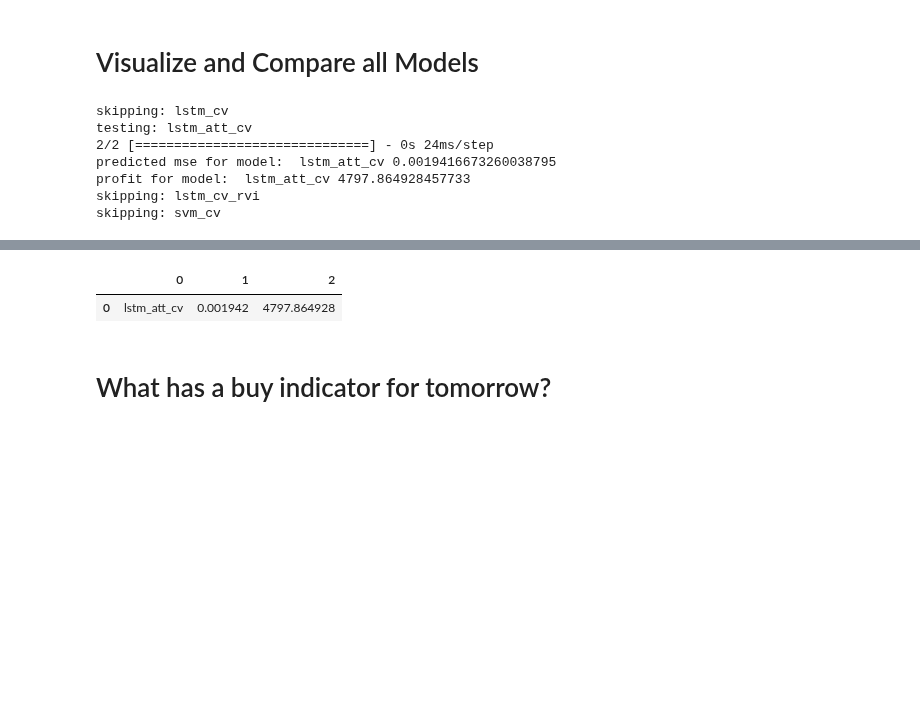
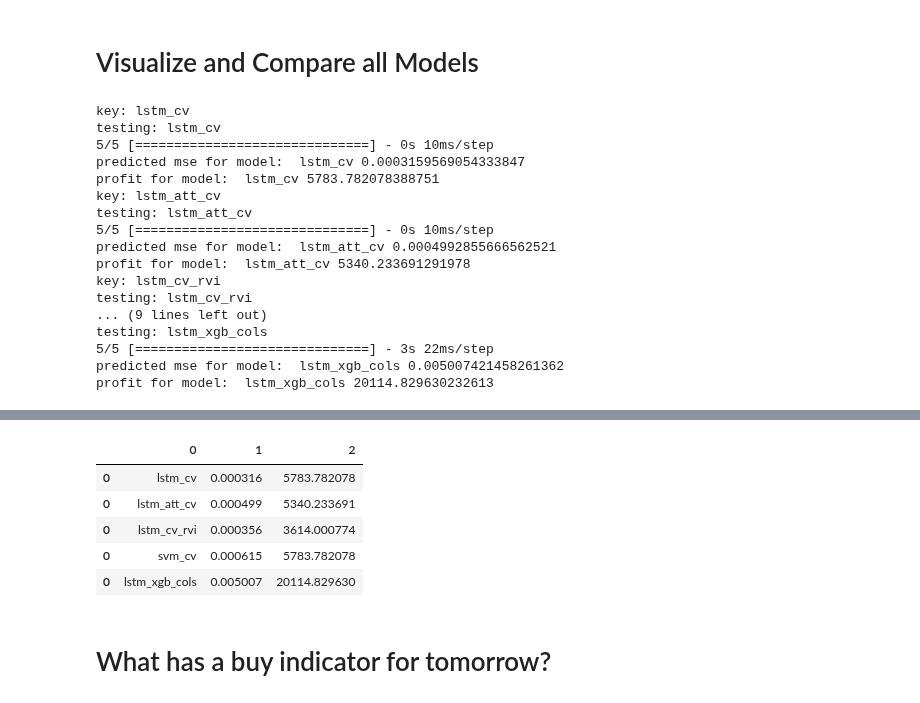
Before and after one commit to j03m/alfred, a Jupyter notebook: Coin_Predictions.ipynb, the cells around one changed output, grey strips where cells are left out. Drawn from its saved outputs; the diff is of its cells as text; code cells hidden in the pictures; blank space fills up the shorter version.

Commit message:
add a new model based on important columns - spoiler alert: its dumb.

```diff
--- a/Coin_Predictions.ipynb
+++ b/Coin_Predictions.ipynb
@@ -259,7 +293,7 @@ Not saving
 # Visualize and Compare all Models
 # %%
 #data
-df_raw = get_coin_data_frames(60, "DOGE3L-USDT")
+df_raw = get_coin_data_frames(200, "DOGE3L-USDT")
 [scaled_features, X, y, normal_features] = convert_to_training_dataset(df_raw, columns=gbl_all_columns)
 
 df_chart = pd.DataFrame();
@@ -274,50 +308,63 @@ results = pd.DataFrame();
 stuff = models.items()
 
 #backtest_filter = model_config["backtest_filter"]
-#backtest_filter = ["lstm_cv", "lstm_cv_rvi", "lstm_att_cv", "svm_cv"]
-backtest_filter = ["lstm_att_cv"]
-#backtest_filter = []
+backtest_filter = ["lstm_cv", "lstm_cv_rvi", "lstm_att_cv", "svm_cv", "lstm_xgb_cols"]
 for key, model in stuff:
 
-
+  print("key:", key)
   if (len(backtest_filter)!=0 and not key in backtest_filter):
     print("skipping:", key)
     continue
 
   print("testing:", key)
   graph_columns.append(key)
 
   # colums = todo, supply columns to each and pluck unwanted so this
+  # todo: verify columns for the new model, make sure the same is true of training
   columns = model_config["column_sets"][key]
   fields = list(range(len(columns)))
 
   # todo recompair model orig
   x = X[:,fields]
   predicted = model.predict(x).flatten()
 
   mse = mean_squared_error(scaled_close, predicted)
   print("predicted mse for model: ", key, mse)
 
   [df_profit, profit] = build_profit_estimate(predicted, normal_features)
   print("profit for model: ", key, profit)
 
   results = results.append([[key, mse, profit]])
 
   df_chart[key] = predicted
 
 interactive_plot(df_chart[graph_columns], "wow")
 results
 # %% [output]
-skipping: lstm_cv
+key: lstm_cv
+testing: lstm_cv
+5/5 [==============================] - 0s 10ms/step
+predicted mse for model:  lstm_cv 0.0003159569054333847
+profit for model:  lstm_cv 5783.782078388751
+key: lstm_att_cv
 testing: lstm_att_cv
-2/2 [==============================] - 0s 24ms/step
-predicted mse for model:  lstm_att_cv 0.0019416673260038795
-profit for model:  lstm_att_cv 4797.864928457733
-skipping: lstm_cv_rvi
-skipping: svm_cv
+5/5 [==============================] - 0s 10ms/step
+predicted mse for model:  lstm_att_cv 0.0004992855666562521
+profit for model:  lstm_att_cv 5340.233691291978
+key: lstm_cv_rvi
+testing: lstm_cv_rvi
+... (9 lines left out)
+testing: lstm_xgb_cols
+5/5 [==============================] - 3s 22ms/step
+predicted mse for model:  lstm_xgb_cols 0.005007421458261362
+profit for model:  lstm_xgb_cols 20114.829630232613
 [interactive output not drawn]
 |  | 0 | 1 | 2 |
-| 0 | lstm_att_cv | 0.001942 | 4797.864928 |
+| 0 | lstm_cv | 0.000316 | 5783.782078 |
+| 0 | lstm_att_cv | 0.000499 | 5340.233691 |
+| 0 | lstm_cv_rvi | 0.000356 | 3614.000774 |
+| 0 | svm_cv | 0.000615 | 5783.782078 |
+| 0 | lstm_xgb_cols | 0.005007 | 20114.829630 |
 # %%
 df_profit
 # %% [markdown]
```
Also changed, not shown: parts of 13 cells of this notebook.
